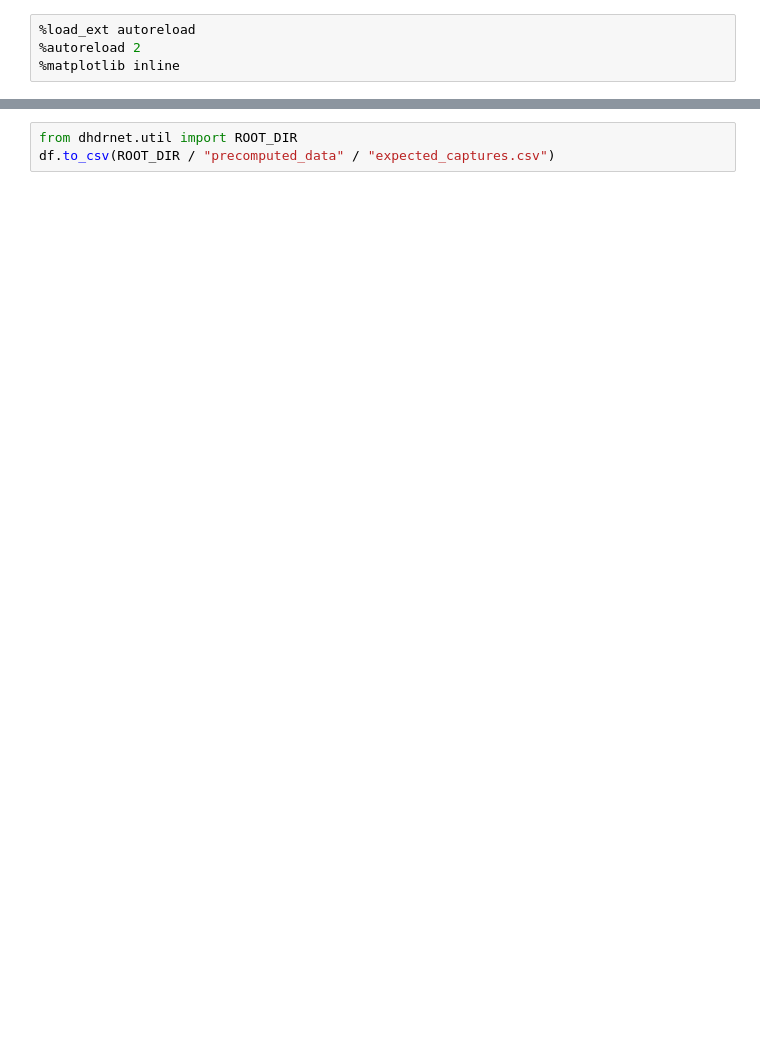
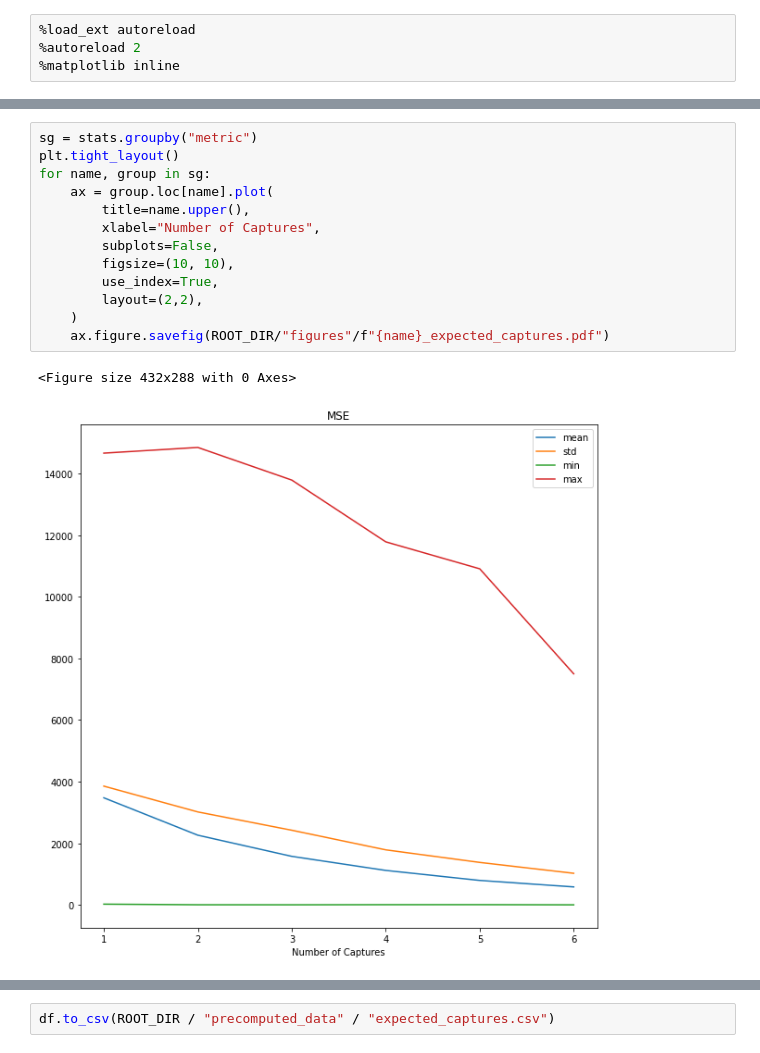
Before and after one commit to smsegal/DHDRNet, a Jupyter notebook: dhdrnet/notebooks/Expected Captures.ipynb, the cells around one changed output, grey strips where cells are left out. Drawn from its saved outputs; the diff is of its cells as text; blank space fills up the shorter version.

```diff
--- a/dhdrnet/notebooks/Expected Captures.ipynb
+++ b/dhdrnet/notebooks/Expected Captures.ipynb
@@ -58,0 +70,16 @@ dtype: object
+# %%
+sg = stats.groupby("metric")
+plt.tight_layout()
+for name, group in sg:
+    ax = group.loc[name].plot(
+        title=name.upper(),
+        xlabel="Number of Captures",
+        subplots=False,
+        figsize=(10, 10),
+        use_index=True,
+        layout=(2,2),
+    )
+    ax.figure.savefig(ROOT_DIR/"figures"/f"{name}_expected_captures.pdf")
+# %% [output]
+<Figure size 432x288 with 0 Axes>
+[figure, added]
@@ -59,3 +88,2 @@ dtype: object
 # %%
-from dhdrnet.util import ROOT_DIR
 df.to_csv(ROOT_DIR / "precomputed_data" / "expected_captures.csv")
```
Also changed, not shown: parts of 7 cells of this notebook, 12 other files.
